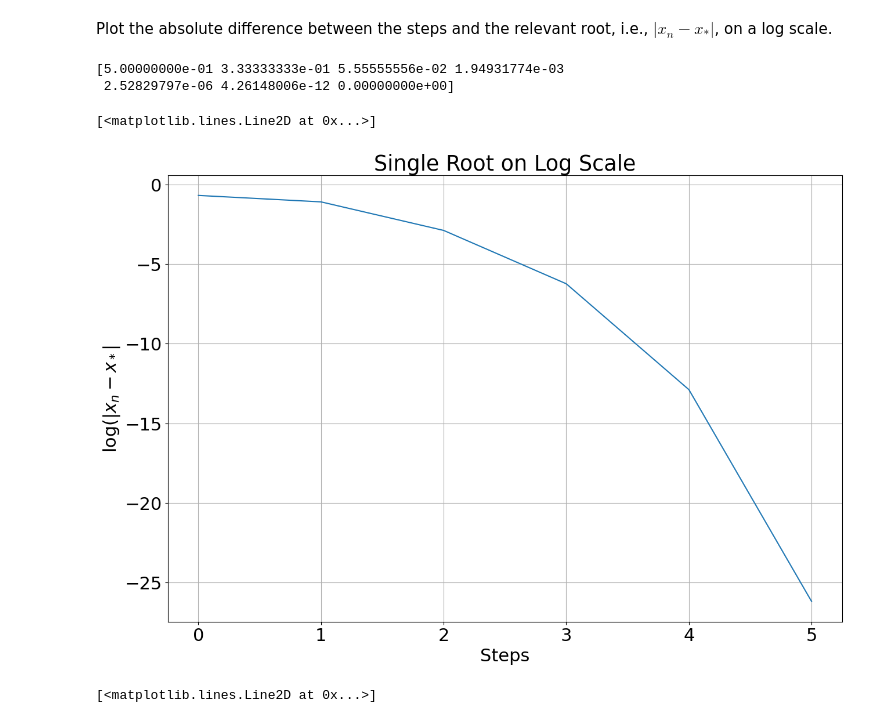
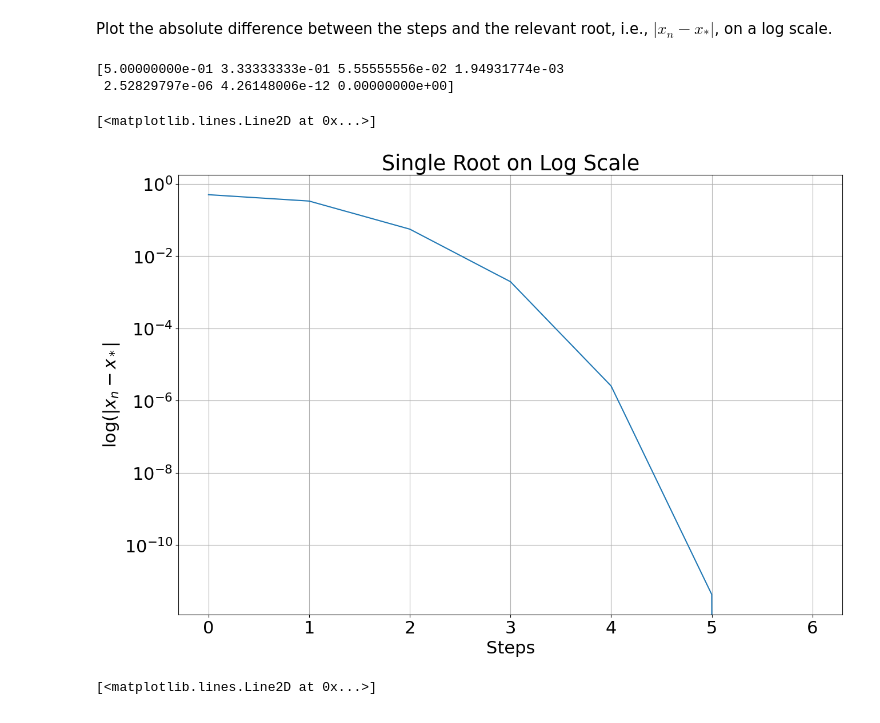
Before and after one commit to NiallCarbery/Computational_Science, a Jupyter notebook: Assignment-2.ipynb, the cells around one changed output. Saved outputs shown, nothing was run; the diff lists cells and outputs as text; code cells hidden in the pictures.

Commit message:
Converted to yscale question 3

```diff
--- a/Assignment-2.ipynb
+++ b/Assignment-2.ipynb
@@ -352,18 +352,19 @@ Plot the absolute difference between the steps and the relevant root, i.e., $|x_
 # %%
 #Root x_* = 2
 absdiff = abs(Steps1-2)
 print(absdiff)
 
 plt.grid()
 plt.title('Single Root on Log Scale')
+plt.yscale('log')
 plt.xlabel('Steps')
 plt.ylabel('log($|x_n - x_*|$')
-plt.plot(np.log(absdiff))
+plt.plot(absdiff)
 # %% [output]
 [5.00000000e-01 3.33333333e-01 5.55555556e-02 1.94931774e-03
  2.52829797e-06 4.26148006e-12 0.00000000e+00]
 [<matplotlib.lines.Line2D at 0x...>]
-[figure, old version]
+[figure, new version]
 # %%
 #Root -1 x_* = -1
 absdiff=abs(Steps2+1)
```
